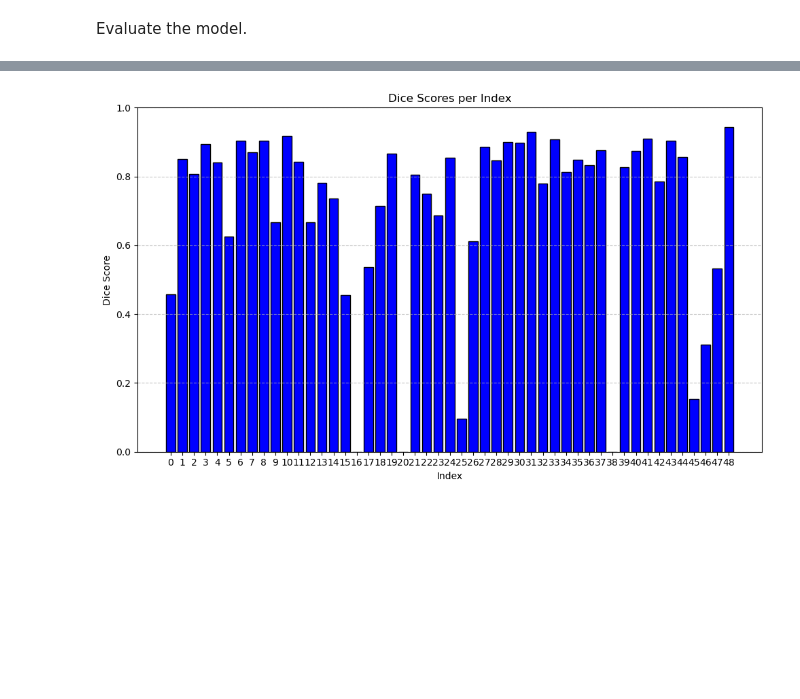
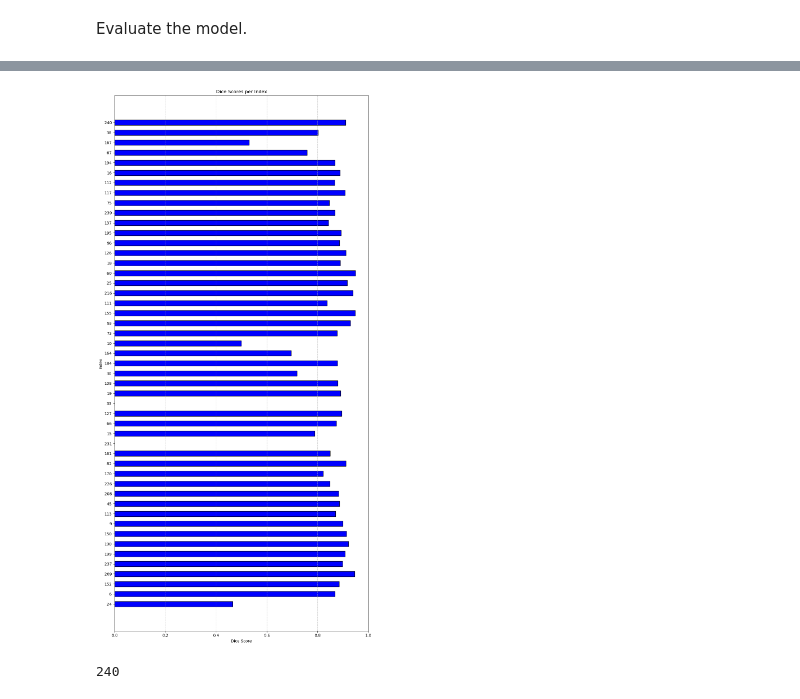
Before and after one commit to j00lie/thesis, a Jupyter notebook: train.ipynb, the cells around one changed output, grey strips where cells are left out. Saved outputs shown, nothing was run; the diff lists cells and outputs as text; code cells hidden in the pictures; blank space fills up the shorter version.

```diff
--- a/train.ipynb
+++ b/train.ipynb
@@ -14,8 +14,8 @@ print("Num GPUs Available: ", len(tf.config.list_physical_devices("GPU")))
 # %% [output]
 Num GPUs Available:  1
 # %%
-IMG_WIDTH = 64
-IMG_HEIGHT = 64
+IMG_WIDTH = 128
+IMG_HEIGHT = 128
 IMG_DEPTH = 64
 IMG_CHANNELS = 1
 SEED = 42
@@ -23,8 +23,8 @@ random.seed(SEED)
 # %% [markdown]
 Load the data.
 # %%
-mris_path = r"C:\Users\joona\Documents\LUT\bsc_thesis\bsc_thesis_data_t1_numpy\mris_dataset.npy"
-masks_path = r"C:\Users\joona\Documents\LUT\bsc_thesis\bsc_thesis_data_t1_numpy\masks_dataset.npy"
+mris_path = r"C:\Users\joona\Documents\LUT\bsc_thesis\bsc_thesis_data_t1_numpy\mris_dataset_128.npy"
+masks_path = r"C:\Users\joona\Documents\LUT\bsc_thesis\bsc_thesis_data_t1_numpy\masks_dataset_128.npy"
 
 
 mris = np.load(mris_path)
@@ -67,6 +67,6 @@ print(np.max(mris))
 # %%
 for i in range(mris.shape[0]):
-    mris[i] = standardize_3d_image(mris[i])
+    mris[i] = normalize_3d_image(mris[i])
 # %%
 print(np.min(mris))
 print(np.max(mris))
@@ -134,7 +134,7 @@ cb = tf.keras.callbacks.EarlyStopping(
 Train the model.
 # %%
 history = model.fit(
-    X_train, Y_train, epochs=100, batch_size=8, validation_split=0.20, callbacks=[cb]
+    X_train, Y_train, epochs=100, batch_size=1, validation_split=0.20, callbacks=[cb]
 )
 # %% [output]
 Epoch 1/100
@@ -211,19 +211,24 @@ Dice for the whole test set: 0.71
 # %%
-# Generate indices for x-axis
-indices = list(range(len(dice_scores)))
 
-plt.figure(figsize=(10, 6))
-plt.bar(indices, dice_scores, color="blue", edgecolor="black")
-plt.xlabel("Index")
-plt.ylabel("Dice Score")
+plt.figure(figsize=(10, 20))
+spacing = 1.5  # Adjust this to increase/decrease spacing
+y_positions = np.arange(len(test_indices)) * spacing
+plt.barh(y_positions, dice_scores, color="blue", edgecolor="black")
+plt.ylabel("Index")
+plt.xlabel("Dice Score")
 plt.title("Dice Scores per Index")
-plt.xticks(indices)  # This ensures every index is shown on the x-axis
-plt.ylim(0, 1)  # Assuming dice score is between 0 and 1
-plt.grid(axis="y", linestyle="--", alpha=0.7)
+plt.yticks(y_positions, test_indices)
+
+plt.xlim(0, 1)
+plt.grid(axis="x", linestyle="--", alpha=0.7)
 plt.tight_layout()
 plt.show()
 # %% [output]
-[figure, old version]
+[figure, new version]
+# %%
+test_indices[-1]
+# %% [output]
+240
 # %%
 def plot_test_image_with_contours(index, X_test, Y_test):
     """
```
Also changed, not shown: parts of 10 cells of this notebook.
